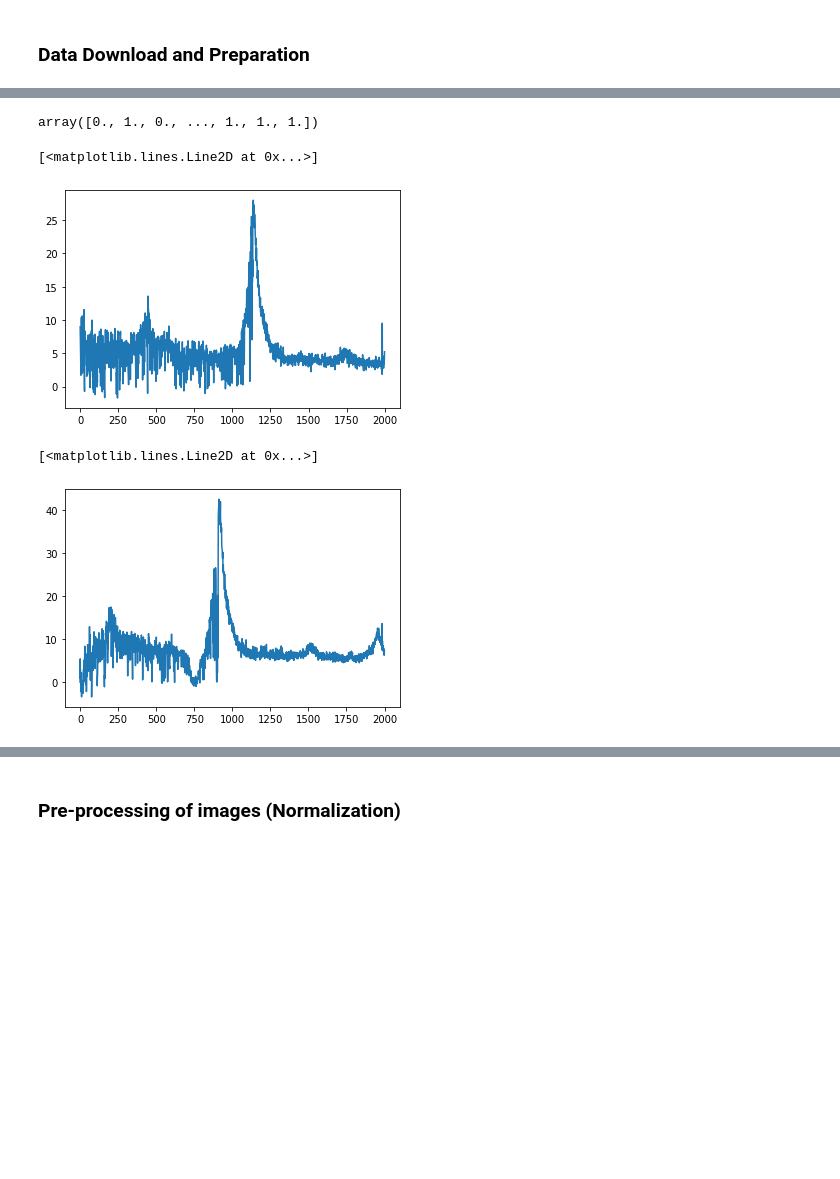
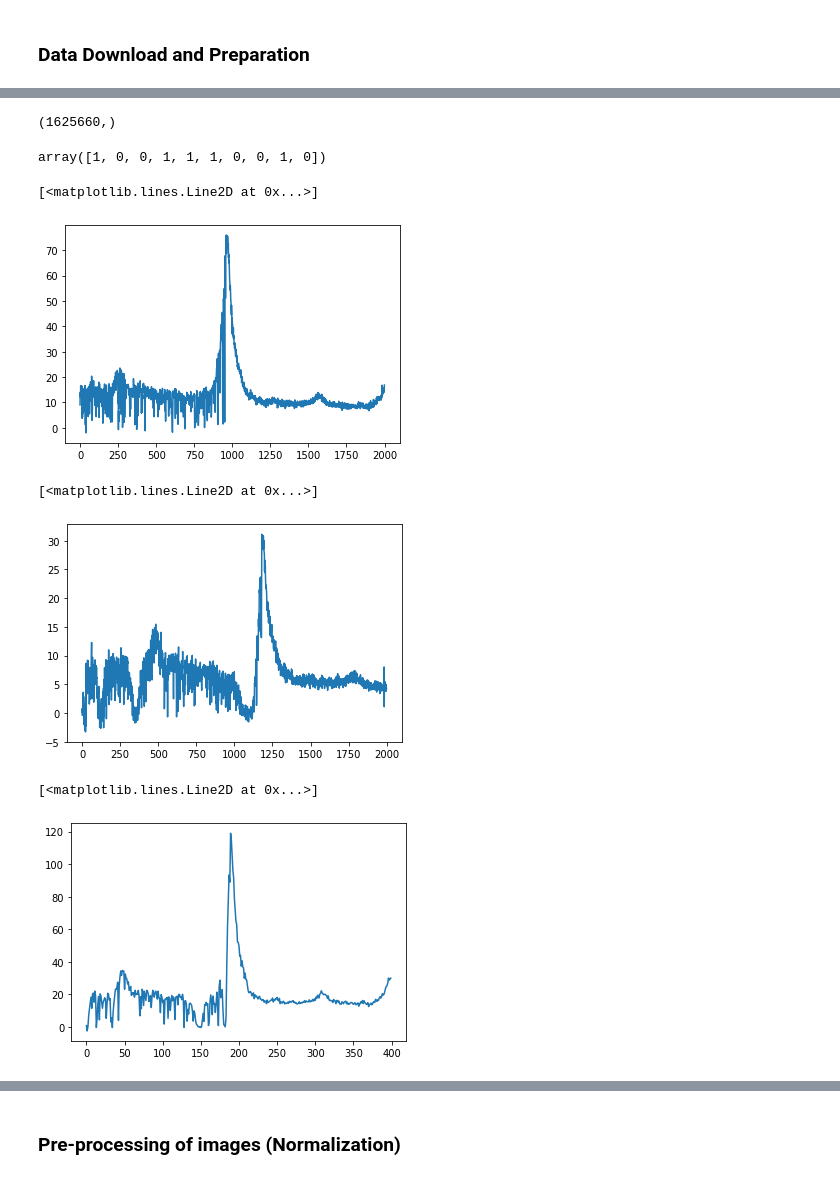
Before and after one commit to moonlovist/ML_DLA, a Jupyter notebook: DLA_1D_CNN_ting.ipynb, the cells around one changed output, grey strips where cells are left out. Cells and saved outputs as stored; diff of their text form; code cells hidden in the pictures; blank space fills up the shorter version.

```diff
--- a/DLA_1D_CNN_ting.ipynb
+++ b/DLA_1D_CNN_ting.ipynb
@@ -78,0 +75,4 @@ Y = np.hstack((Y[Y==0][0:1679],Y[Y==1]))
+# %%
+Y1[Y1==0].shape
+# %% [output]
+(1625660,)
@@ -80,19 +86,30 @@ Y = np.hstack((Y[Y==0][0:1679],Y[Y==1]))
 from sklearn.utils import shuffle
 X, Y = shuffle(X, Y, random_state=0)
 # %%
-Y
+Y[:10]
 # %% [output]
-array([0., 1., 0., ..., 1., 1., 1.])
+array([1, 0, 0, 1, 1, 1, 0, 0, 1, 0])
 # %%
-plt.plot(np.squeeze(np.squeeze(X[7],axis=2),axis=1))
+plt.plot(np.squeeze(X[7],axis=1))
 # %% [output]
 [<matplotlib.lines.Line2D at 0x...>]
-[figure, old version]
+[figure, new version]
 # %%
-plt.plot(np.squeeze(np.squeeze(X[2000],axis=2),axis=1))
+plt.plot(np.squeeze(X[2001],axis=1))
 # %% [output]
 [<matplotlib.lines.Line2D at 0x...>]
-[figure, old version]
+[figure, new version]
+# %%
+from scipy.interpolate import splev,splrep
+num = 2
+x_f1 = np.linspace(0,1000,len(X[num]))
+x_f2 = np.linspace(0,1000,400)
+X_f = splrep(x_f1,np.squeeze(X[num],axis=1))
+X_plot = splev(x_f2,X_f)
+plt.plot(X_plot)
+# %% [output]
+[<matplotlib.lines.Line2D at 0x...>]
+[figure, added]
 # %%
 # Spliting in Training and Test datasets, 4/5 of galaxies for training, 1/5 for testing
 x_train = X[0:len(X)//5*3,:,:]
```
Also changed, not shown: parts of 12 cells of this notebook.
